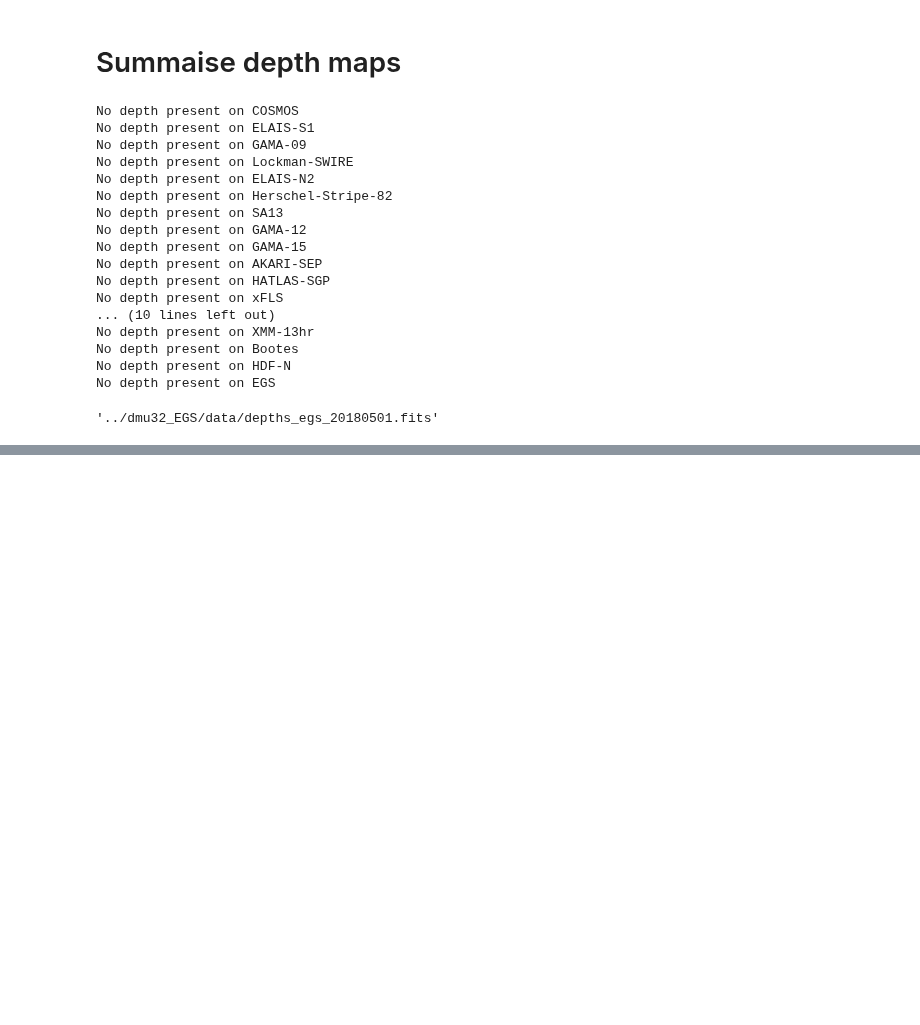
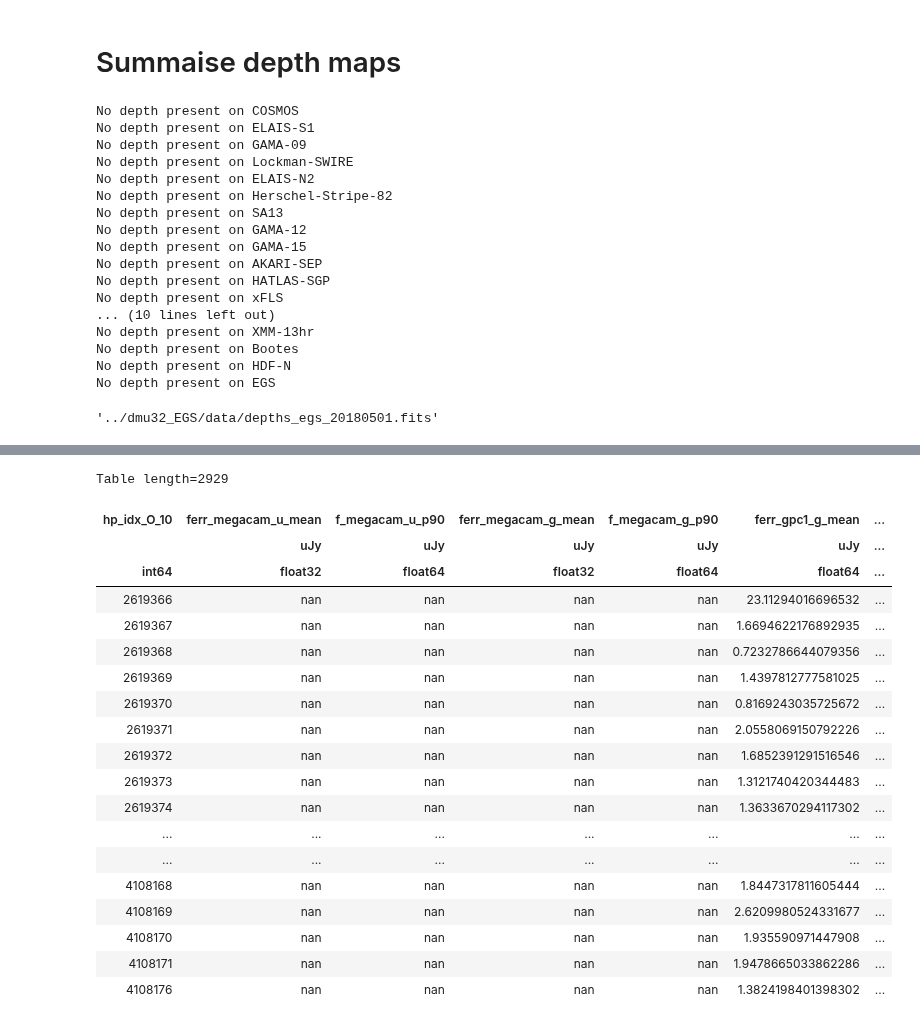
Before and after one commit to H-E-L-P/dmu_products, a Jupyter notebook: dmu32/dmu32_AllSky/3_Depth_maps_summaries.ipynb, the cells around one changed output, grey strips where cells are left out. Saved outputs shown, nothing was run; the diff lists cells and outputs as text; code cells hidden in the pictures; blank space fills up the shorter version.

```diff
--- a/dmu32/dmu32_AllSky/3_Depth_maps_summaries.ipynb
+++ b/dmu32/dmu32_AllSky/3_Depth_maps_summaries.ipynb
@@ -90,0 +95,2 @@ depths.write('dr1_depth_overviews.csv')
+# %%
+depth_files=glob.glob('./data/depth*.fits')
@@ -90,0 +101,12 @@ depths.write('dr1_depth_overviews.csv')
+# %%
+full_depth = Table()
+for f in depth_files:
+    d_cat = Table.read(f)
+    for c in d_cat.colnames:
+        if not(c == 'hp_idx_O_10' or ((c.endswith('mean')) and ('ap' in c))):
+            d_cat.remove_column(c)
+        else:
+            pass
+    d_cat = unique(d_cat,keys='hp_idx_O_10')
+    full_depth = vstack([full_depth,d_cat])
+full_depth.write('./data/all_sky_depth_map.fits',overwrite=True)
@@ -90,0 +163,23 @@ depths.write('dr1_depth_overviews.csv')
+# %%
+unique(d_cat,keys='hp_idx_O_10')
+# %% [output]
+Table length=2929
+| hp_idx_O_10 | ferr_megacam_u_mean | f_megacam_u_p90 | ferr_megacam_g_mean | f_megacam_g_p90 | ferr_gpc1_g_mean | ... |
+|  | uJy | uJy | uJy | uJy | uJy | ... |
+| int64 | float32 | float64 | float32 | float64 | float64 | ... |
+| 2619366 | nan | nan | nan | nan | 23.11294016696532 | ... |
+| 2619367 | nan | nan | nan | nan | 1.6694622176892935 | ... |
+| 2619368 | nan | nan | nan | nan | 0.7232786644079356 | ... |
+| 2619369 | nan | nan | nan | nan | 1.4397812777581025 | ... |
+| 2619370 | nan | nan | nan | nan | 0.8169243035725672 | ... |
+| 2619371 | nan | nan | nan | nan | 2.0558069150792226 | ... |
+| 2619372 | nan | nan | nan | nan | 1.6852391291516546 | ... |
+| 2619373 | nan | nan | nan | nan | 1.3121740420344483 | ... |
+| 2619374 | nan | nan | nan | nan | 1.3633670294117302 | ... |
+| ... | ... | ... | ... | ... | ... | ... |
+| ... | ... | ... | ... | ... | ... | ... |
+| 4108168 | nan | nan | nan | nan | 1.8447317811605444 | ... |
+| 4108169 | nan | nan | nan | nan | 2.6209980524331677 | ... |
+| 4108170 | nan | nan | nan | nan | 1.935590971447908 | ... |
+| 4108171 | nan | nan | nan | nan | 1.9478665033862286 | ... |
+| 4108176 | nan | nan | nan | nan | 1.3824198401398302 | ... |
```
Also changed, not shown: parts of 7 cells of this notebook, 3 other files.
